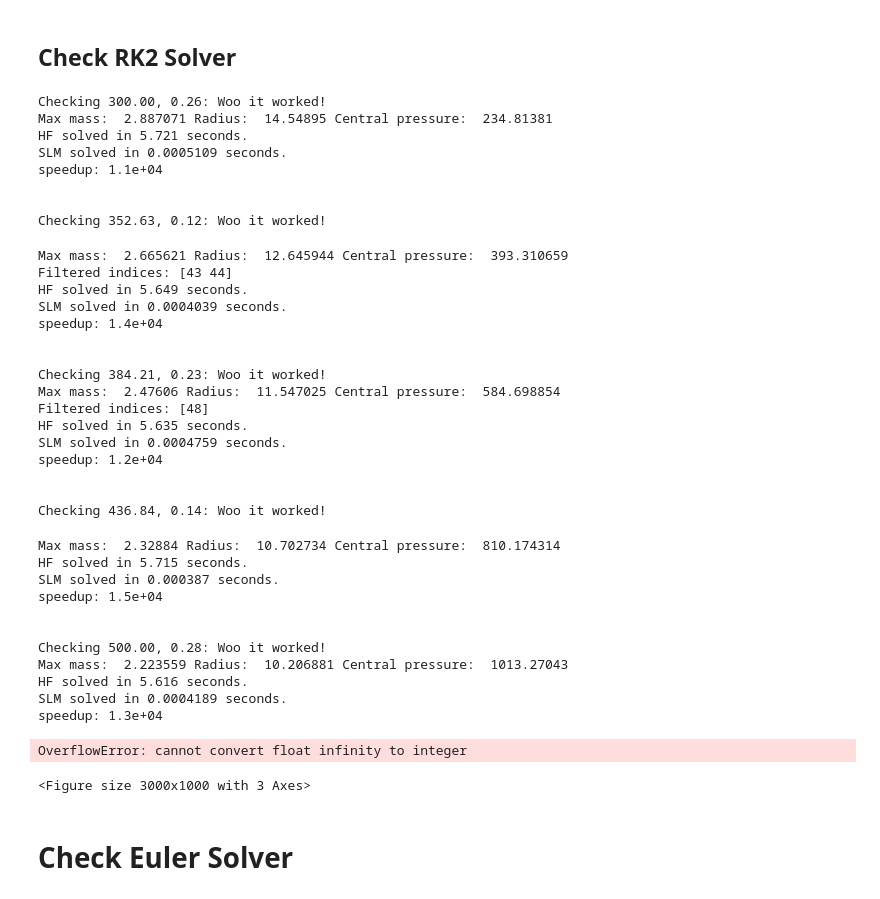
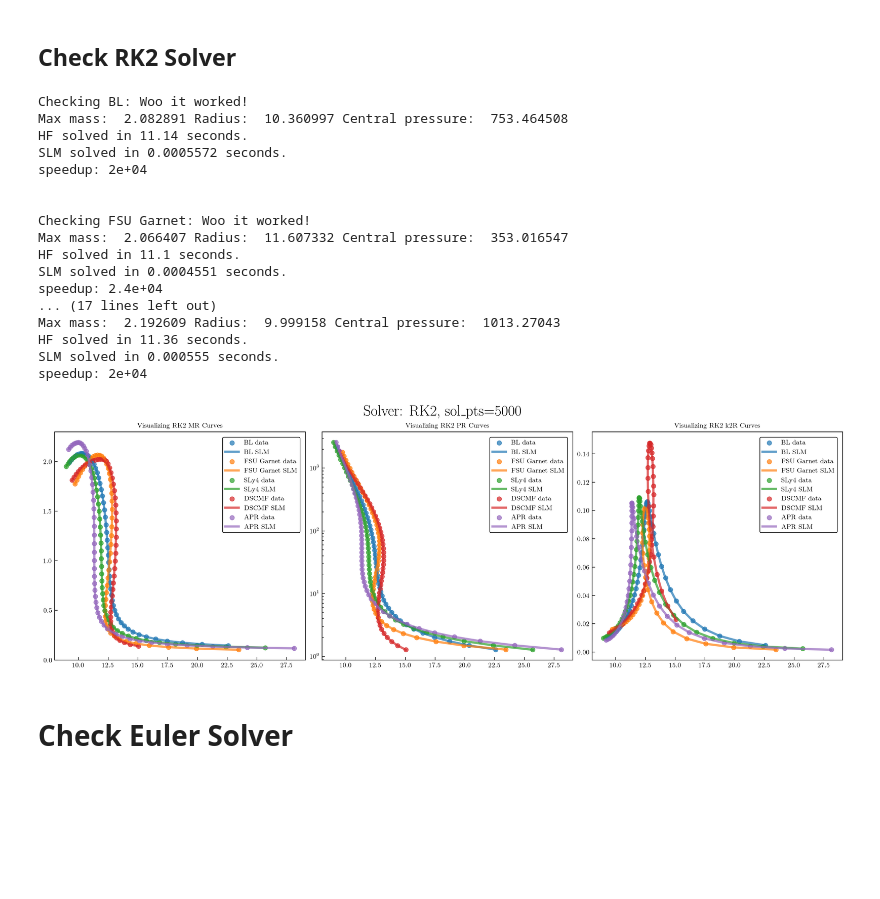
Before and after one commit to asemposki/SLM, a Jupyter notebook: src/accuracy_calculations.ipynb, the cells around one changed output. Saved outputs shown, nothing was run; the diff lists cells and outputs as text; code cells hidden in the pictures; blank space fills up the shorter version.

```diff
--- a/src/accuracy_calculations.ipynb
+++ b/src/accuracy_calculations.ipynb
@@ -311,7 +311,7 @@ for i in np.arange(number_of_solves):
         nan_indices = np.argwhere(np.isnan(X))
         if nan_indices.shape[0] > 0:
             nan_indices = nan_indices[:, 1]
-            print("Filtered indices: ", end="")
+            print("Filtered nan indices: ", end="")
             print(nan_indices)
             # this is a super slow way to do this
             filtered_data = np.zeros((X.shape[0],
@@ -325,12 +325,27 @@ for i in np.arange(number_of_solves):
         else:
             filtered_data = X
 
+        inf_indices = np.argwhere(np.isinf(filtered_data))
+        if inf_indices.shape[0] > 0:
+            inf_indices = inf_indices[:, 1]
+            print("Filtered inf indices: ", end="")
+            print(inf_indices)
+            # this is a super slow way to do this
+            filtered_data = np.zeros((filtered_data.shape[0],
+                                     filtered_data.shape[1] - len(inf_indices)),
+                                     dtype=np.float64)
+            qq = 0
+            for j in np.arange(filtered_data.shape[1]):
+                if j not in inf_indices:
+                    filtered_data[:, qq] = filtered_data[:, j]
+                    qq += 1
+
         linT = np.arange(len(pres))
         dt = (linT[-1] - linT[0]) / len(linT)
 
         SLM_start_time = time.time()
         SLM_result = SLM(filtered_data, dt, error_threshold=error_threshold,
-                         modes=EOS_modes[i])
+                         modes=EOS_modes[mode_index][i])
         Phi, Omega, lambdaVals, b, X_SLM, sVal, rVal = SLM_result
         SLM_end_time = time.time()
         SLM_runtime = SLM_end_time - SLM_start_time
@@ -344,73 +359,55 @@ for i in np.arange(number_of_solves):
         print(f"speedup: {HF_runtime / SLM_runtime:.2}")
 #
 # %% [output]
-Checking 300.00, 0.26: Woo it worked!
-Max mass:  2.887071 Radius:  14.54895 Central pressure:  234.81381
-HF solved in 5.721 seconds.
-SLM solved in 0.0005109 seconds.
-speedup: 1.1e+04
+Checking BL: Woo it worked!
+Max mass:  2.082891 Radius:  10.360997 Central pressure:  753.464508
+HF solved in 11.14 seconds.
+SLM solved in 0.0005572 seconds.
+speedup: 2e+04
 
 
-Checking 352.63, 0.12: Woo it worked!
+Checking FSU Garnet: Woo it worked!
+Max mass:  2.066407 Radius:  11.607332 Central pressure:  353.016547
+HF solved in 11.1 seconds.
+SLM solved in 0.0004551 seconds.
+speedup: 2.4e+04
+... (17 lines left out)
+Max mass:  2.192609 Radius:  9.999158 Central pressure:  1013.27043
+HF solved in 11.36 seconds.
+SLM solved in 0.000555 seconds.
+speedup: 2e+04
-Max mass:  2.665621 Radius:  12.645944 Central pressure:  393.310659
-Filtered indices: [43 44]
-HF solved in 5.649 seconds.
-SLM solved in 0.0004039 seconds.
-speedup: 1.4e+04
-
-
-Checking 384.21, 0.23: Woo it worked!
-Max mass:  2.47606 Radius:  11.547025 Central pressure:  584.698854
-Filtered indices: [48]
-HF solved in 5.635 seconds.
-SLM solved in 0.0004759 seconds.
-speedup: 1.2e+04
-
-
-Checking 436.84, 0.14: Woo it worked!
-Max mass:  2.32884 Radius:  10.702734 Central pressure:  810.174314
-HF solved in 5.715 seconds.
-SLM solved in 0.000387 seconds.
-speedup: 1.5e+04
-
-
-Checking 500.00, 0.28: Woo it worked!
-Max mass:  2.223559 Radius:  10.206881 Central pressure:  1013.27043
-HF solved in 5.616 seconds.
-SLM solved in 0.0004189 seconds.
-speedup: 1.3e+04
 # %%
 fig, ax = plt.subplots(1, 3, dpi=200, figsize=(15, 5))
+plt.suptitle(f"Solver: RK2, sol_pts={sol_pts}", fontsize=20)
 
 ax[0].set_title("Visualizing RK2 MR Curves")
 for eos in eos_names:
     ax[0].scatter(RK2_HF_results[eos][0], RK2_HF_results[eos][2],
                 alpha=0.7, label=f"{eos} data")
     ax[0].plot(RK2_SLM_results[eos][0], RK2_SLM_results[eos][2],
              alpha=0.7, linewidth=3, label=f"{eos} SLM")
 ax[0].legend()
 
 
 ax[1].set_title("Visualizing RK2 PR Curves")
 for eos in eos_names:
     ax[1].scatter(RK2_HF_results[eos][0], RK2_HF_results[eos][1],
                 alpha=0.7, label=f"{eos} data")
     ax[1].plot(RK2_SLM_results[eos][0], RK2_SLM_results[eos][1],
              alpha=0.7, linewidth=3, label=f"{eos} SLM")
 ax[1].set_yscale("log")
 ax[1].legend()
 
 ax[2].set_title("Visualizing RK2 k2R Curves")
 for eos in eos_names:
     ax[2].scatter(RK2_HF_results[eos][0], RK2_HF_results[eos][3],
                 alpha=0.7, label=f"{eos} data")
     ax[2].plot(RK2_SLM_results[eos][0], RK2_SLM_results[eos][3],
              alpha=0.7, linewidth=3, label=f"{eos} SLM")
 ax[2].legend()
 
 plt.show()
 # %% [output]
-OverflowError: cannot convert float infinity to integer
-<Figure size 3000x1000 with 3 Axes>
+[figure, added]
 # %% [markdown]
 # Check Euler Solver
```
Also changed, not shown: parts of 18 cells of this notebook.
